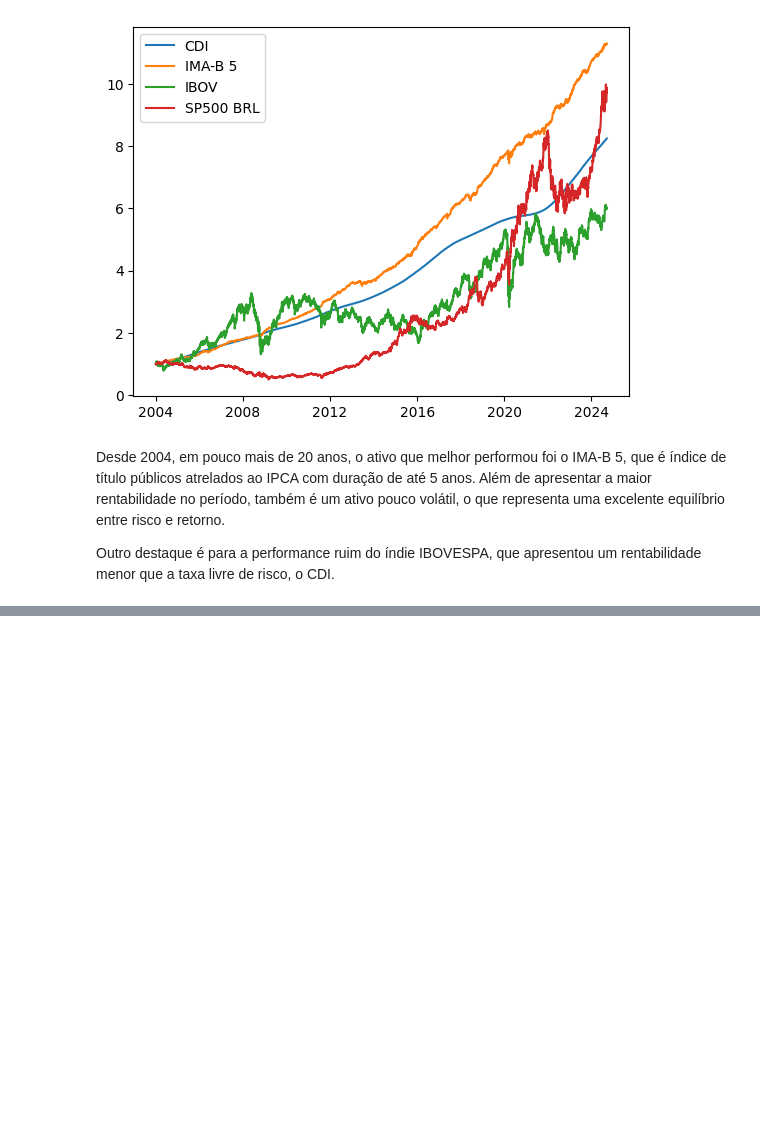
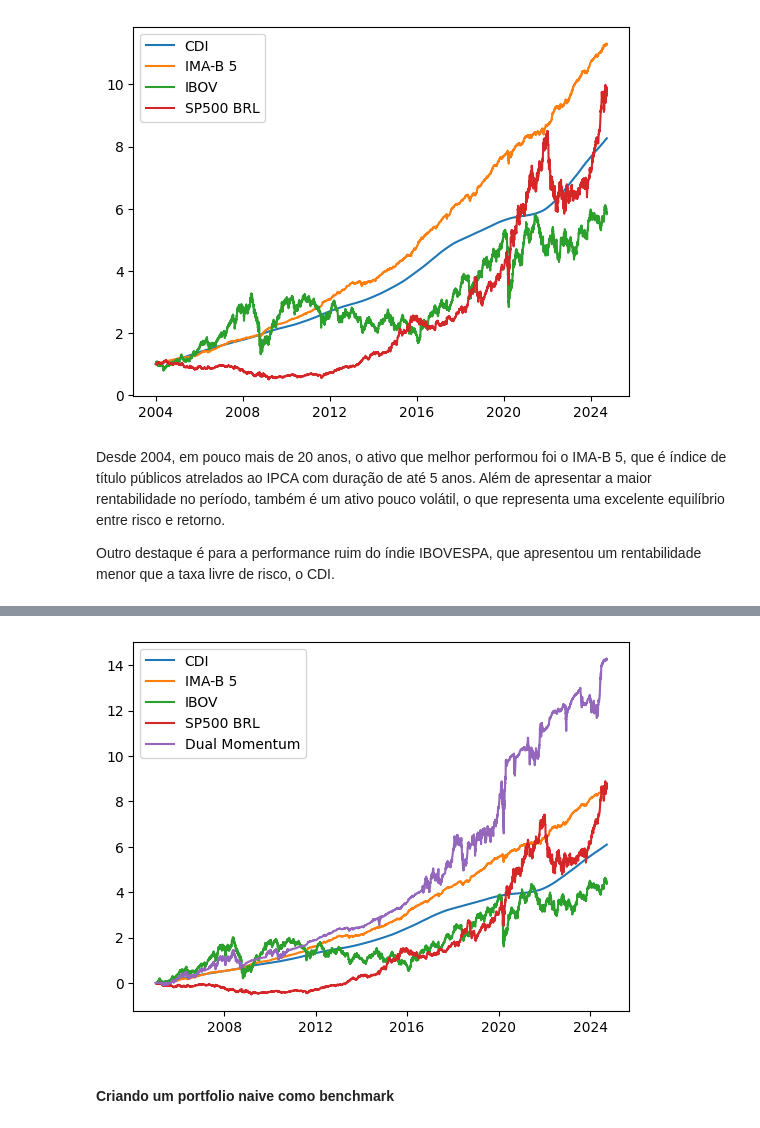
Before and after one commit to ianaraujo/puc-analise-dados, a Jupyter notebook: notebook.ipynb, the cells around one changed output, grey strips where cells are left out. Cells and saved outputs as stored; diff of their text form; code cells hidden in the pictures; blank space fills up the shorter version.

```diff
--- a/notebook.ipynb
+++ b/notebook.ipynb
@@ -160,0 +172,5 @@ Outro destaque é para a performance ruim do índie IBOVESPA, que apresentou um
+# %%
+time_series = pd.to_datetime(momentum_returns.index).to_series()
+first_trading_day = time_series.groupby(time_series.index.to_period('M')).apply(lambda x: x == x.min())
+
+momentum_returns.loc[first_trading_day.values]
@@ -160,0 +191,13 @@ Outro destaque é para a performance ruim do índie IBOVESPA, que apresentou um
+# %%
+conditions = [
+    first_trading_day.values & (momentum_returns['IBOV'] > momentum_returns['CDI']) & (momentum_returns['IBOV'] > momentum_returns['SP500 BRL']),
+    first_trading_day.values & (momentum_returns['IBOV'] > momentum_returns['CDI']) & (momentum_returns['IBOV'] <= momentum_returns['SP500 BRL']),
+    first_trading_day.values & (momentum_returns['IBOV'] <= momentum_returns['CDI']),
+]
+
+cases = ['IBOV', 'SP500 BRL', 'IMA-B 5']
+
+momentum_returns['Investment'] = np.select(conditions, cases, default=None)
+momentum_returns['Investment'] = momentum_returns['Investment'].ffill()
+
+momentum_returns
@@ -160,0 +234,7 @@ Outro destaque é para a performance ruim do índie IBOVESPA, que apresentou um
+# %%
+dual_momentum = prices.pct_change().join(momentum_returns[['Investment']], how='right')
+
+dual_momentum['Dual Momentum'] = dual_momentum.apply(lambda row: row[row['Investment']], axis=1)
+dual_momentum = dual_momentum.drop(columns=['Investment'])
+
+dual_momentum
@@ -160,0 +255,5 @@ Outro destaque é para a performance ruim do índie IBOVESPA, que apresentou um
+# %%
+dual_momentum_eval = (1 + dual_momentum).cumprod()
+dual_momentum_eval = (dual_momentum_eval / dual_momentum_eval.iloc[0]) - 1
+
+dual_momentum_eval
@@ -160,0 +274,8 @@ Outro destaque é para a performance ruim do índie IBOVESPA, que apresentou um
+# %%
+plt.plot(dual_momentum_eval)
+plt.legend(dual_momentum_eval.columns)
+plt.show()
+# %% [output]
+[figure, added]
+# %% [markdown]
+#### Criando um portfolio naive como benchmark
```
Also changed, not shown: parts of 36 cells of this notebook.
